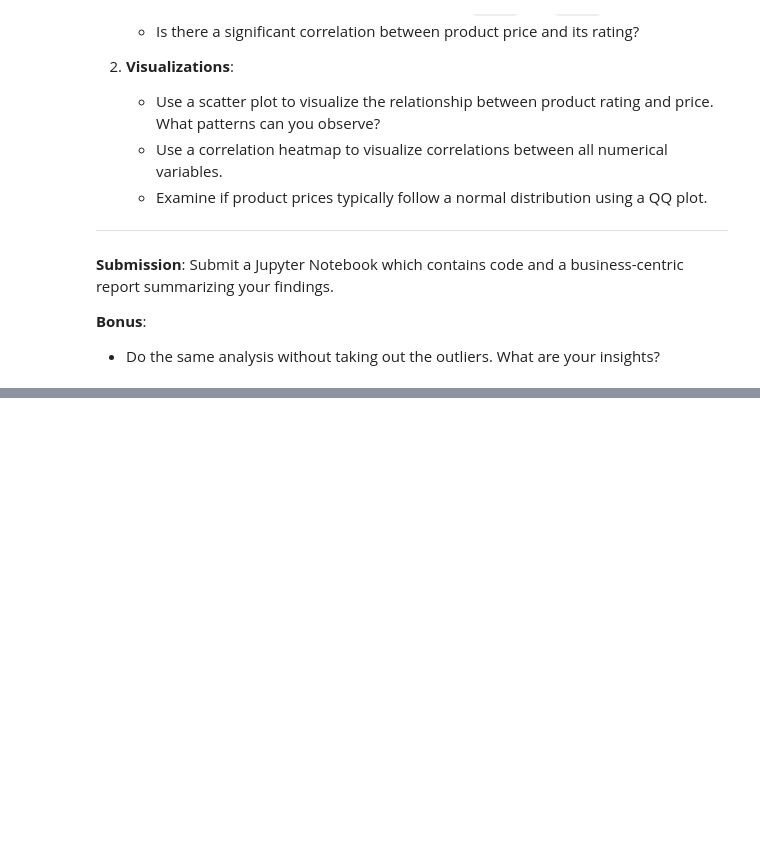
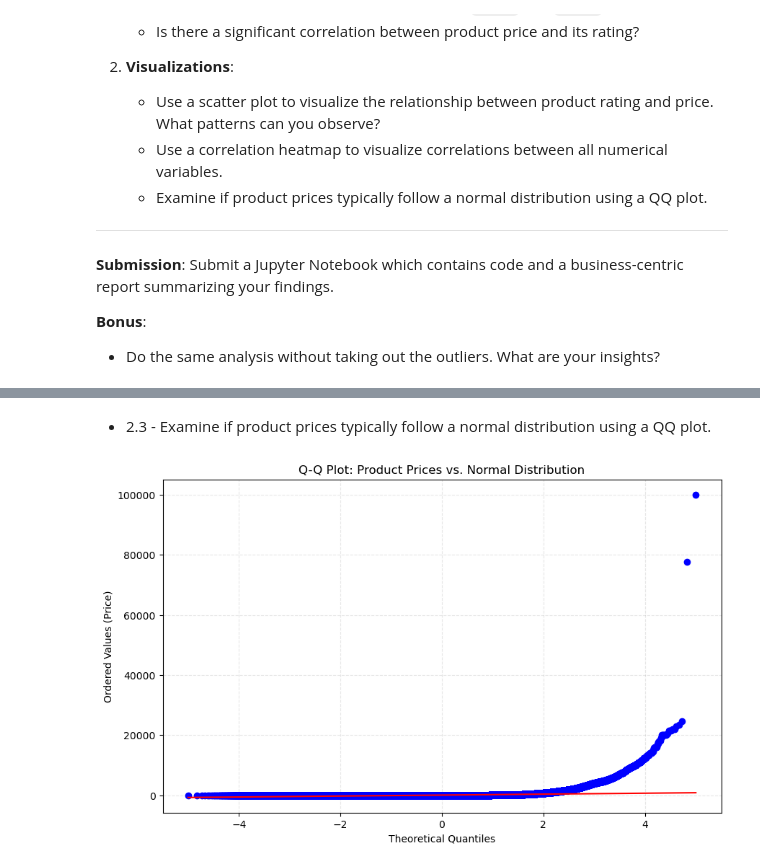
Before and after one commit to data-bootcamp-v4/lab-eda-bivariate, a Jupyter notebook: w2_d5_lab.ipynb, the cells around one changed output, grey strips where cells are left out. Cells and saved outputs as stored; diff of their text form; code cells hidden in the pictures; blank space fills up the shorter version.

```diff
--- a/w2_d5_lab.ipynb
+++ b/w2_d5_lab.ipynb
@@ -348,0 +439,18 @@ Passing `palette` without assigning `hue` is deprecated and will be removed in v
+# %% [markdown]
+- 2.3 - Examine if product prices typically follow a normal distribution using a QQ plot.
+# %%
+import scipy.stats as stats
+plt.figure(figsize=(10, 6))
+
+# Generate the Q-Q plot
+# 'dist="norm"' compares your data against a normal distribution
+stats.probplot(data['price'], dist="norm", plot=plt)
+
+plt.title('Q-Q Plot: Product Prices vs. Normal Distribution')
+plt.xlabel('Theoretical Quantiles')
+plt.ylabel('Ordered Values (Price)')
+plt.grid(True, linestyle='--', alpha=0.3)
+
+plt.show()
+# %% [output]
+[figure, added]
```
Also changed, not shown: parts of 13 cells of this notebook.
